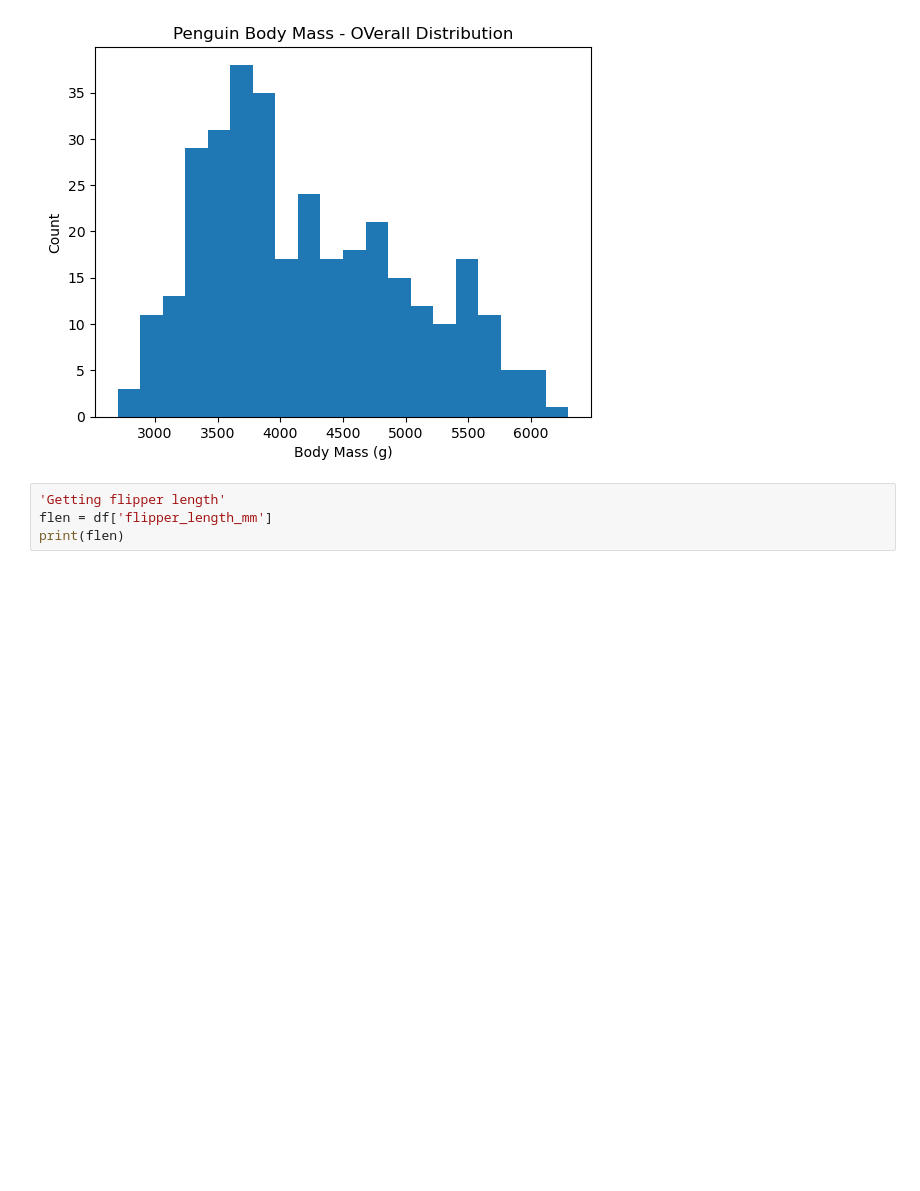
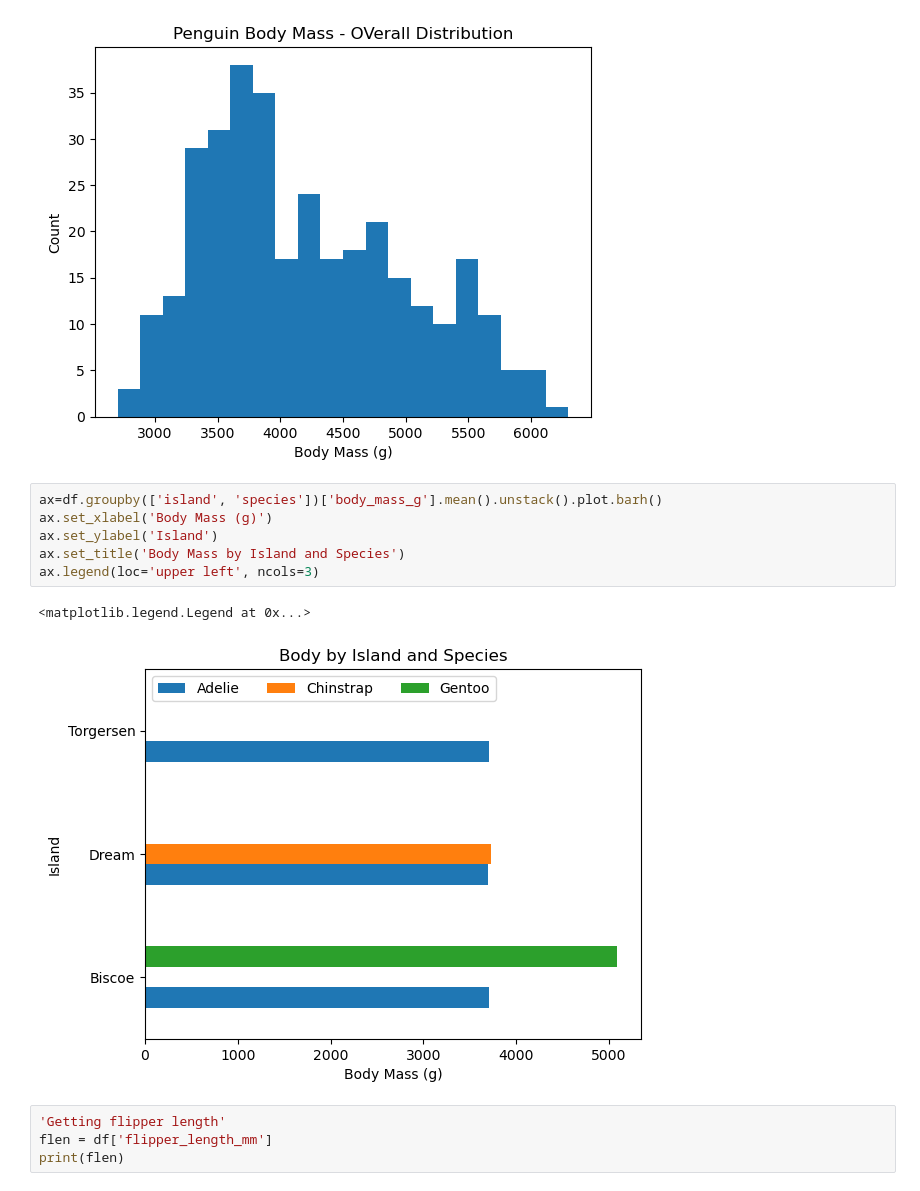
Before and after one commit to NeilTynan/8634, a Jupyter notebook: penguins.ipynb, the cells around one changed output. Saved outputs shown, nothing was run; the diff lists cells and outputs as text; blank space fills up the shorter version.

Commit message:
Bar chart

```diff
--- a/penguins.ipynb
+++ b/penguins.ipynb
@@ -178,6 +178,15 @@ plt.title('Penguin Body Mass - OVerall Distribution')
 plt.show()
 # %% [output]
 [figure]
+# %%
+ax=df.groupby(['island', 'species'])['body_mass_g'].mean().unstack().plot.barh()
+ax.set_xlabel('Body Mass (g)')
+ax.set_ylabel('Island')
+ax.set_title('Body Mass by Island and Species')
+ax.legend(loc='upper left', ncols=3)
+# %% [output]
+<matplotlib.legend.Legend at 0x...>
+[figure, added]
 # %%
 'Getting flipper length'
 flen = df['flipper_length_mm']
```
Also changed, not shown: 1 other file.
